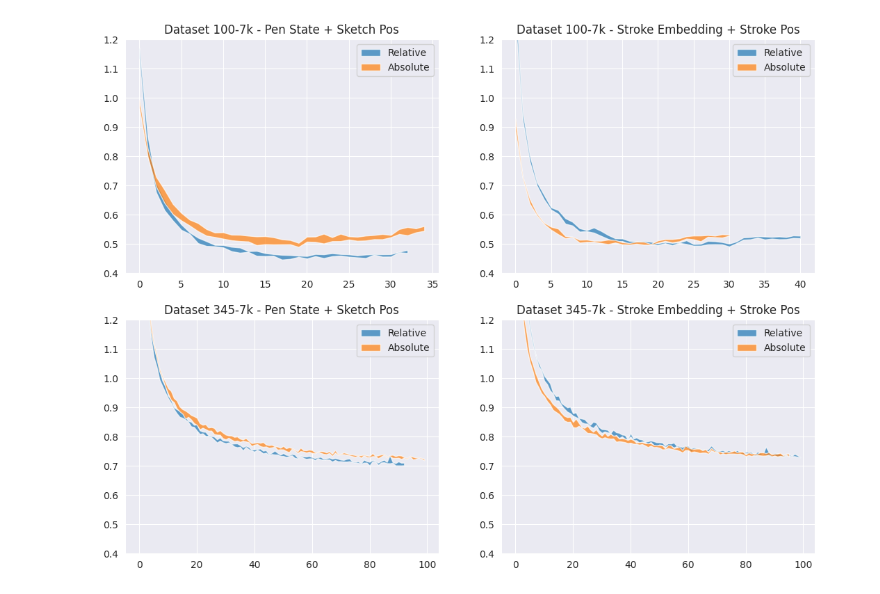
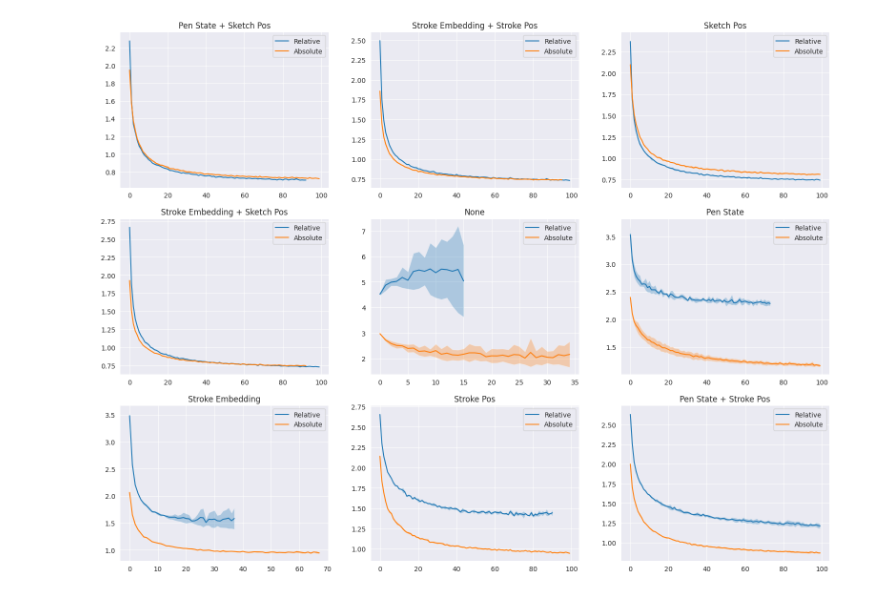
Before and after one commit to MarceloMoraesJr/Sketch-Temporality, a Jupyter notebook: notebooks/results_experiment1.ipynb, the cells around one changed output. Drawn from its saved outputs; the diff is of its cells as text; code cells hidden in the pictures.

```diff
--- a/notebooks/results_experiment1.ipynb
+++ b/notebooks/results_experiment1.ipynb
@@ -47,38 +51,47 @@ results_df.groupby(["dataset", "relative_coords", "pen_state", "stroke_embedding
 # %%
 from itertools import product
 import numpy as np
 
-fig, axis = plt.subplots(2, 2, figsize=(6.4 * 2, 4.8 * 2))
+fig, axis = plt.subplots(3, 3, figsize=(6.4 * 3, 4.8 * 3))
 
 axis = axis.flatten()
 
-for i, (test, run) in enumerate(product([('test', '100-7k'), ('test4', '345-7k')], [(1, "Pen State + Sketch Pos"), (2, "Stroke Embedding + Stroke Pos")])):
+for i in range(1, 10):
     val_curves1 = []
     val_curves2 = []
     for seed in [42, 1999, 5342]:
-        filename = f"run{run[0]}_{seed}"
-        metrics1 = pd.read_csv(f"../checkpoints/{test[0]}/{filename}_relative/lightning_logs/version_0/metrics.csv")
-        metrics2 = pd.read_csv(f"../checkpoints/{test[0]}/{filename}_absolute/lightning_logs/version_0/metrics.csv")
+        filename = f"run{i}_{seed}"
+        metrics1 = pd.read_csv(f"../checkpoints/test4/{filename}_relative/lightning_logs/version_0/metrics.csv")
+        metrics2 = pd.read_csv(f"../checkpoints/test4/{filename}_absolute/lightning_logs/version_0/metrics.csv")
 
         val_curves1.append(metrics1[~metrics1['val_loss'].isna()].reset_index()['val_loss'].values)
         val_curves2.append(metrics2[~metrics2['val_loss'].isna()].reset_index()['val_loss'].values)
 
     min_epochs = min(len(val_curve) for val_curve in val_curves1)
     val_curves_truncated = [val_curve[:min_epochs] for val_curve in val_curves1]
 
     mean1 = np.mean(val_curves_truncated, axis=0)
     std1 = np.std(val_curves_truncated, axis=0)
 
     min_epochs = min(len(val_curve) for val_curve in val_curves2)
     val_curves_truncated = [val_curve[:min_epochs] for val_curve in val_curves2]
 
     mean2 = np.mean(val_curves_truncated, axis=0)
     std2 = np.std(val_curves_truncated, axis=0)
 
-    axis[i].fill_between(range(len(mean1)), mean1 - std1, mean1 + std1, alpha=0.7, label="Relative")
-    axis[i].fill_between(range(len(mean2)), mean2 - std2, mean2 + std2, alpha=0.7, label="Absolute")
-    axis[i].set_ylim([0.4, 1.2])
-    axis[i].set_title(f"Dataset {test[1]} - {run[1]}")
-    axis[i].legend()
+
+    axis[i-1].fill_between(range(len(mean1)), mean1 - std1, mean1 + std1, alpha=0.3)
+    axis[i-1].plot(mean1, label="Relative")
+    axis[i-1].fill_between(range(len(mean2)), mean2 - std2, mean2 + std2, alpha=0.3)
+    axis[i-1].plot(mean2, label="Absolute")
+
+    with open(f"../results/test4/run{i}_42_relative.pkl", "rb") as file:
+        results = pkl.load(file)
+
+    name_lookup = {"pen_state": "Pen State", "stroke_embedding": "Stroke Embedding", "stroke_pos": "Stroke Pos", "sketch_pos": "Sketch Pos"}
+    title = " + ".join([name_lookup[key] for key in name_lookup.keys() if results["args"][key]])
+    title = "None" if len(title) == 0 else title
+    axis[i-1].set_title(title)
+    axis[i-1].legend()
 # %% [output]
-[figure, old version]
+[figure, new version]
```
Also changed, not shown: parts of 1 cell of this notebook, 1 other file.
